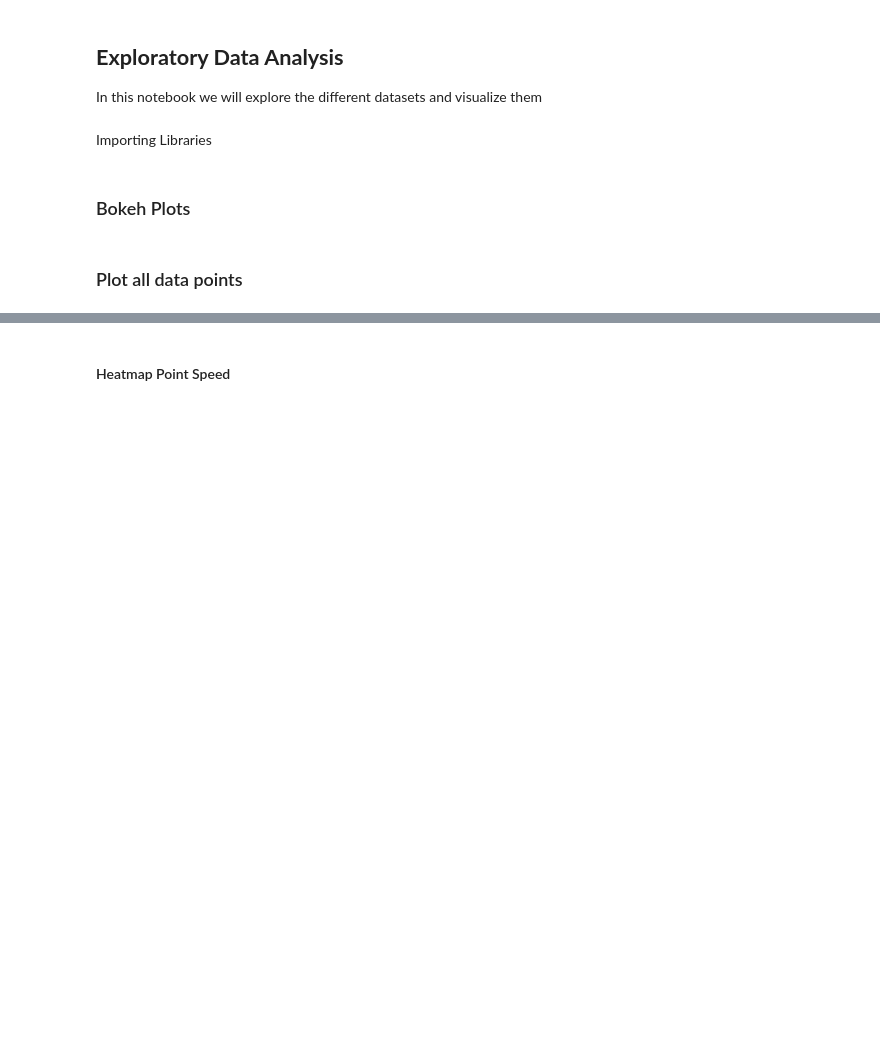
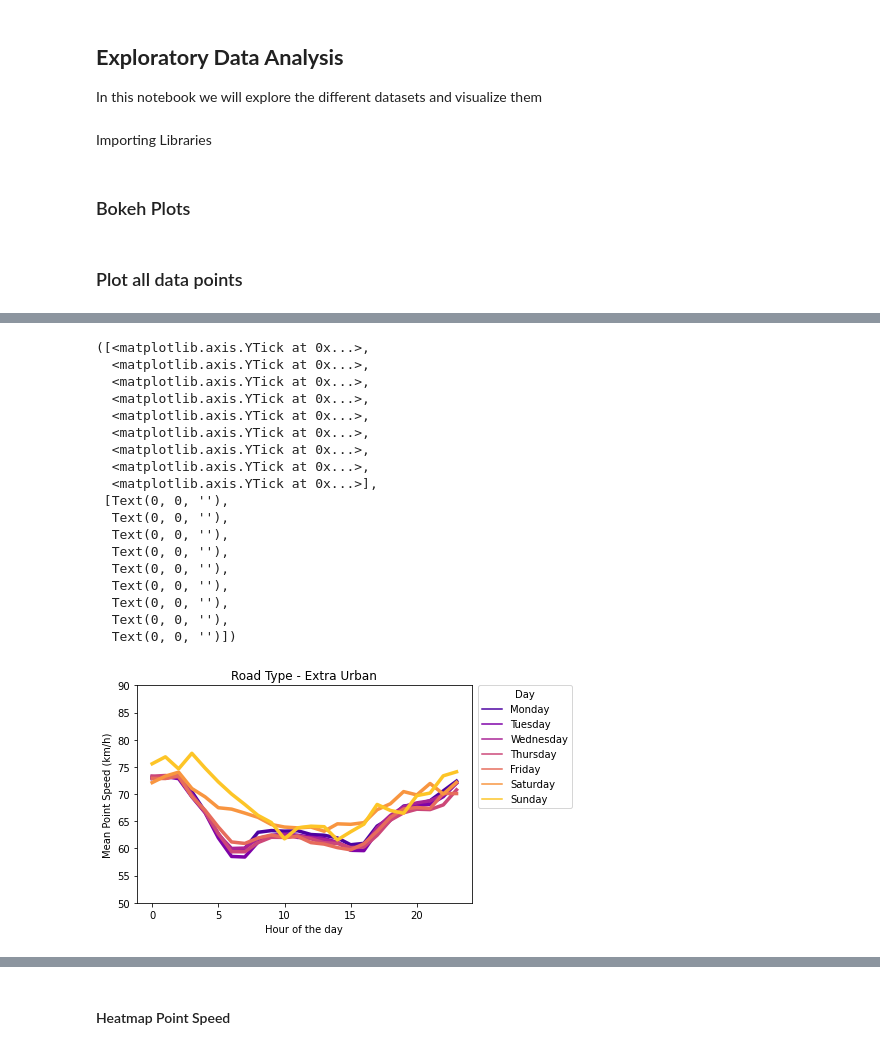
Before and after one commit to bazilinskyy/truck-driver-profile, a Jupyter notebook: tdstability/eda.ipynb, the cells around one changed output, grey strips where cells are left out. Cells and saved outputs as stored; diff of their text form; code cells hidden in the pictures; blank space fills up the shorter version.

```diff
--- a/tdstability/eda.ipynb
+++ b/tdstability/eda.ipynb
@@ -846,0 +650,30 @@ plt.ylabel("Point Speed (km/h)")
+# %%
+ax=sns.lineplot(x=merge_grp["TNO Trip Hour"],y=merge_grp["Point_Speed_extra_urban"],hue=merge_grp["weekday"],linewidth=3.5,palette="plasma")
+plt.xlabel("Hour of the day")
+plt.ylabel("Mean Point Speed (km/h)")
+ax.legend(title="Day",fontsize=9)
+ax.legend(bbox_to_anchor=(1.30, 1), loc='upper right', borderaxespad=0.,title="Day",fontsize=10)
+plt.title("Road Type - Extra Urban")
+# plt.xlim(-0.5, 23.5)
+# plt.ylim(60,80)
+plt.yticks([50,55,60,65,70,75,80,85,90])
+# %% [output]
+([<matplotlib.axis.YTick at 0x...>,
+  <matplotlib.axis.YTick at 0x...>,
+  <matplotlib.axis.YTick at 0x...>,
+  <matplotlib.axis.YTick at 0x...>,
+  <matplotlib.axis.YTick at 0x...>,
+  <matplotlib.axis.YTick at 0x...>,
+  <matplotlib.axis.YTick at 0x...>,
+  <matplotlib.axis.YTick at 0x...>,
+  <matplotlib.axis.YTick at 0x...>],
+ [Text(0, 0, ''),
+  Text(0, 0, ''),
+  Text(0, 0, ''),
+  Text(0, 0, ''),
+  Text(0, 0, ''),
+  Text(0, 0, ''),
+  Text(0, 0, ''),
+  Text(0, 0, ''),
+  Text(0, 0, '')])
+[figure, added]
```
Also changed, not shown: parts of 104 cells of this notebook.
